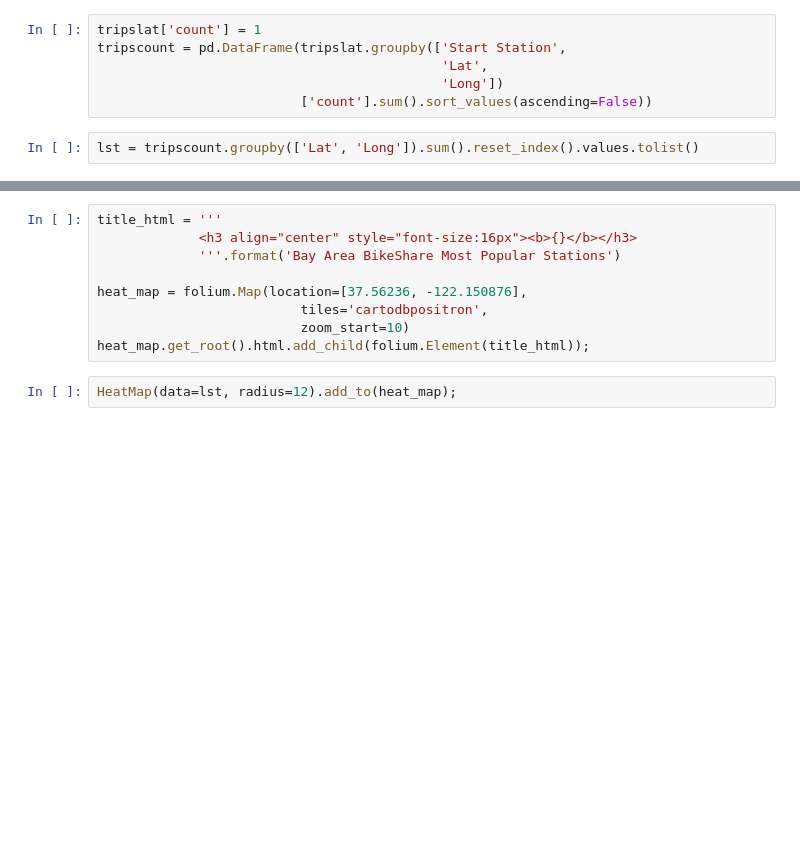
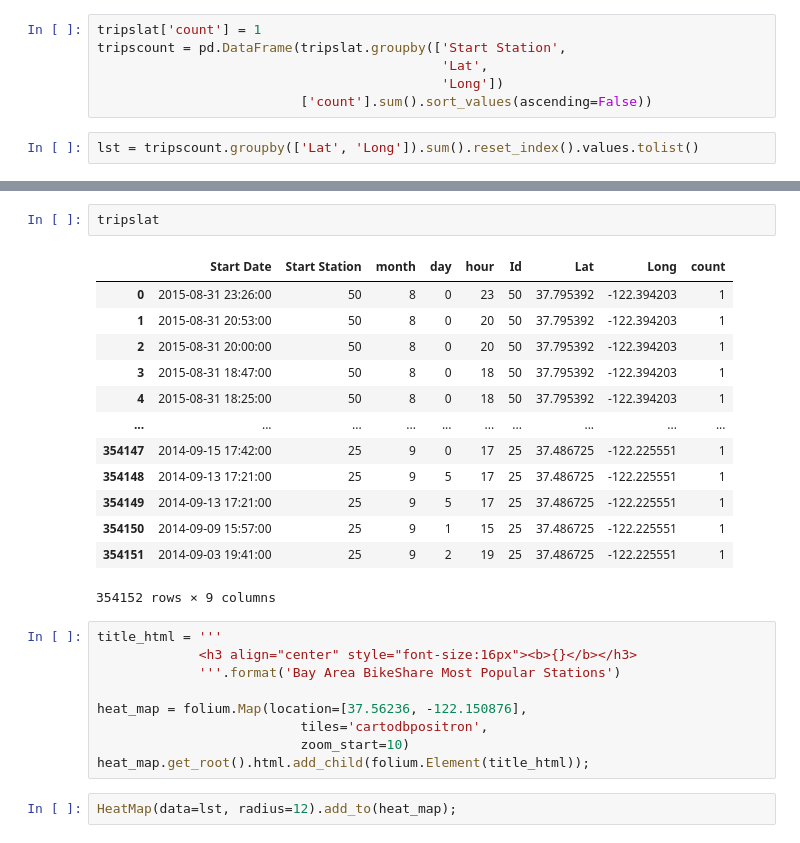
Before and after one commit to jkurdys/BikeShare, a Jupyter notebook: notebooks/FoliumBS.ipynb, the cells around one changed output, grey strips where cells are left out. Saved outputs shown, nothing was run; the diff lists cells and outputs as text; blank space fills up the shorter version.

```diff
--- a/notebooks/FoliumBS.ipynb
+++ b/notebooks/FoliumBS.ipynb
@@ -111,3 +117,19 @@ lst = tripscount.groupby(['Lat', 'Long']).sum().reset_index().values.tolist()
+# %%
+tripslat
+# %% [output]
+|  | Start Date | Start Station | month | day | hour | Id | Lat | Long | count |
+| 0 | 2015-08-31 23:26:00 | 50 | 8 | 0 | 23 | 50 | 37.795392 | -122.394203 | 1 |
+| 1 | 2015-08-31 20:53:00 | 50 | 8 | 0 | 20 | 50 | 37.795392 | -122.394203 | 1 |
+| 2 | 2015-08-31 20:00:00 | 50 | 8 | 0 | 20 | 50 | 37.795392 | -122.394203 | 1 |
+| 3 | 2015-08-31 18:47:00 | 50 | 8 | 0 | 18 | 50 | 37.795392 | -122.394203 | 1 |
+| 4 | 2015-08-31 18:25:00 | 50 | 8 | 0 | 18 | 50 | 37.795392 | -122.394203 | 1 |
+| ... | ... | ... | ... | ... | ... | ... | ... | ... | ... |
+| 354147 | 2014-09-15 17:42:00 | 25 | 9 | 0 | 17 | 25 | 37.486725 | -122.225551 | 1 |
+| 354148 | 2014-09-13 17:21:00 | 25 | 9 | 5 | 17 | 25 | 37.486725 | -122.225551 | 1 |
+| 354149 | 2014-09-13 17:21:00 | 25 | 9 | 5 | 17 | 25 | 37.486725 | -122.225551 | 1 |
+| 354150 | 2014-09-09 15:57:00 | 25 | 9 | 1 | 15 | 25 | 37.486725 | -122.225551 | 1 |
+| 354151 | 2014-09-03 19:41:00 | 25 | 9 | 2 | 19 | 25 | 37.486725 | -122.225551 | 1 |
+354152 rows × 9 columns
 # %%
 title_html = '''
              <h3 align="center" style="font-size:16px"><b>{}</b></h3>
```
Also changed, not shown: parts of 4 cells of this notebook, 5 other files.
